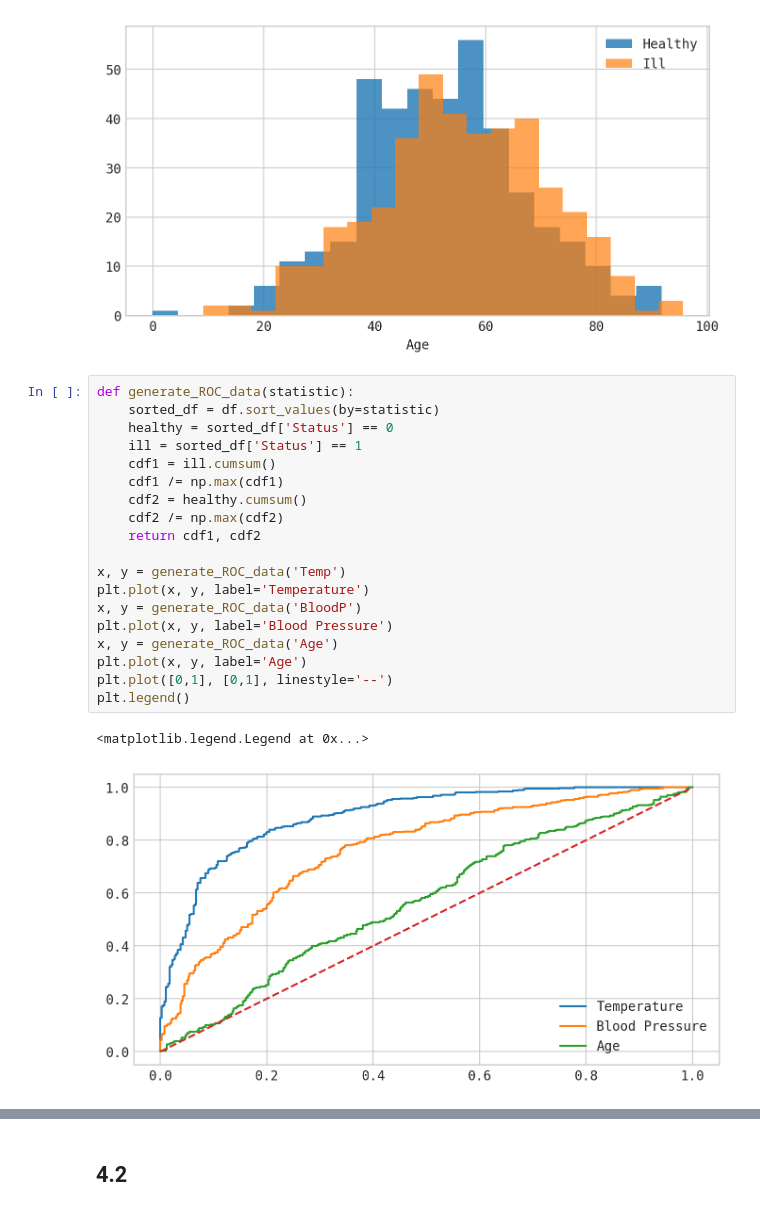
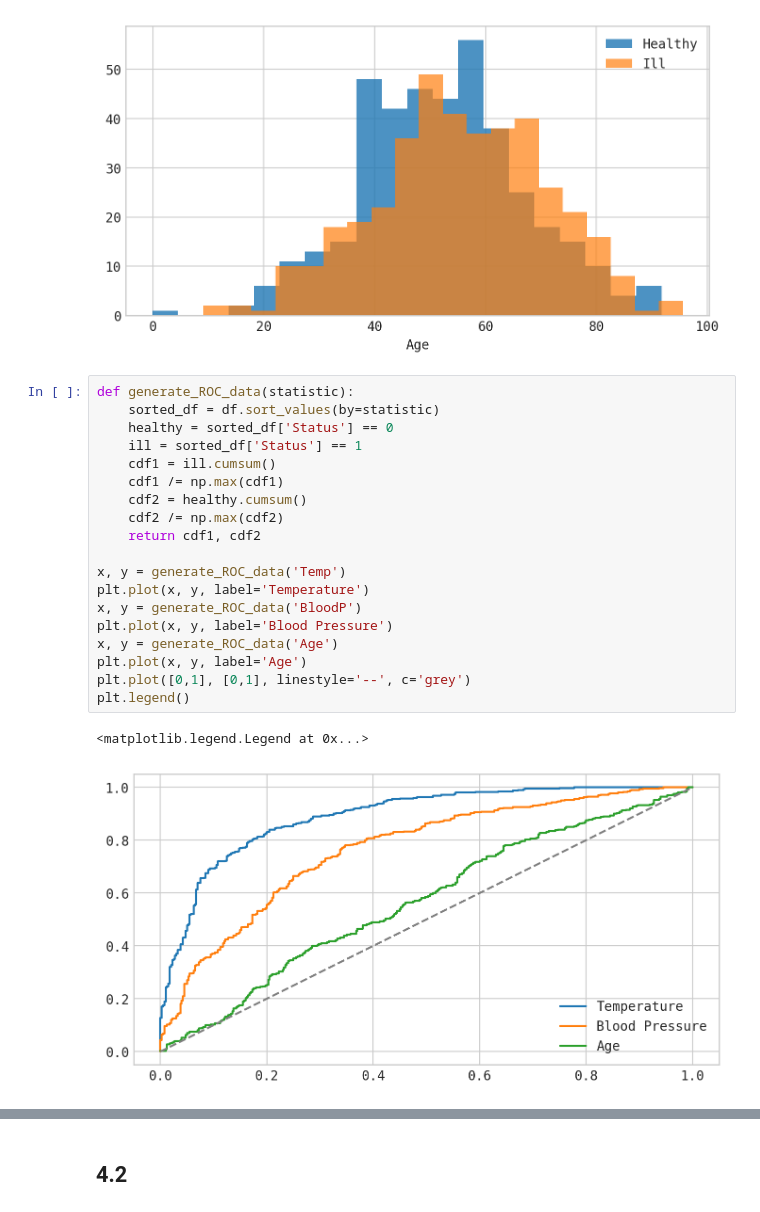
Before and after one commit to rizfn/AppStat2022, a Jupyter notebook: DataAndCodeForExam/exam.ipynb, the cells around one changed output, grey strips where cells are left out. Drawn from its saved outputs; the diff is of its cells as text.

```diff
--- a/DataAndCodeForExam/exam.ipynb
+++ b/DataAndCodeForExam/exam.ipynb
@@ -288,22 +412,22 @@ plt.legend()
 # %%
 def generate_ROC_data(statistic):
     sorted_df = df.sort_values(by=statistic)
     healthy = sorted_df['Status'] == 0
     ill = sorted_df['Status'] == 1
     cdf1 = ill.cumsum()
     cdf1 /= np.max(cdf1)
     cdf2 = healthy.cumsum()
     cdf2 /= np.max(cdf2)
     return cdf1, cdf2
 
 x, y = generate_ROC_data('Temp')
 plt.plot(x, y, label='Temperature')
 x, y = generate_ROC_data('BloodP')
 plt.plot(x, y, label='Blood Pressure')
 x, y = generate_ROC_data('Age')
 plt.plot(x, y, label='Age')
-plt.plot([0,1], [0,1], linestyle='--')
+plt.plot([0,1], [0,1], linestyle='--', c='grey')
 plt.legend()
 # %% [output]
 <matplotlib.legend.Legend at 0x...>
-[figure, old version]
+[figure, new version]
```
Also changed, not shown: parts of 30 cells of this notebook.
